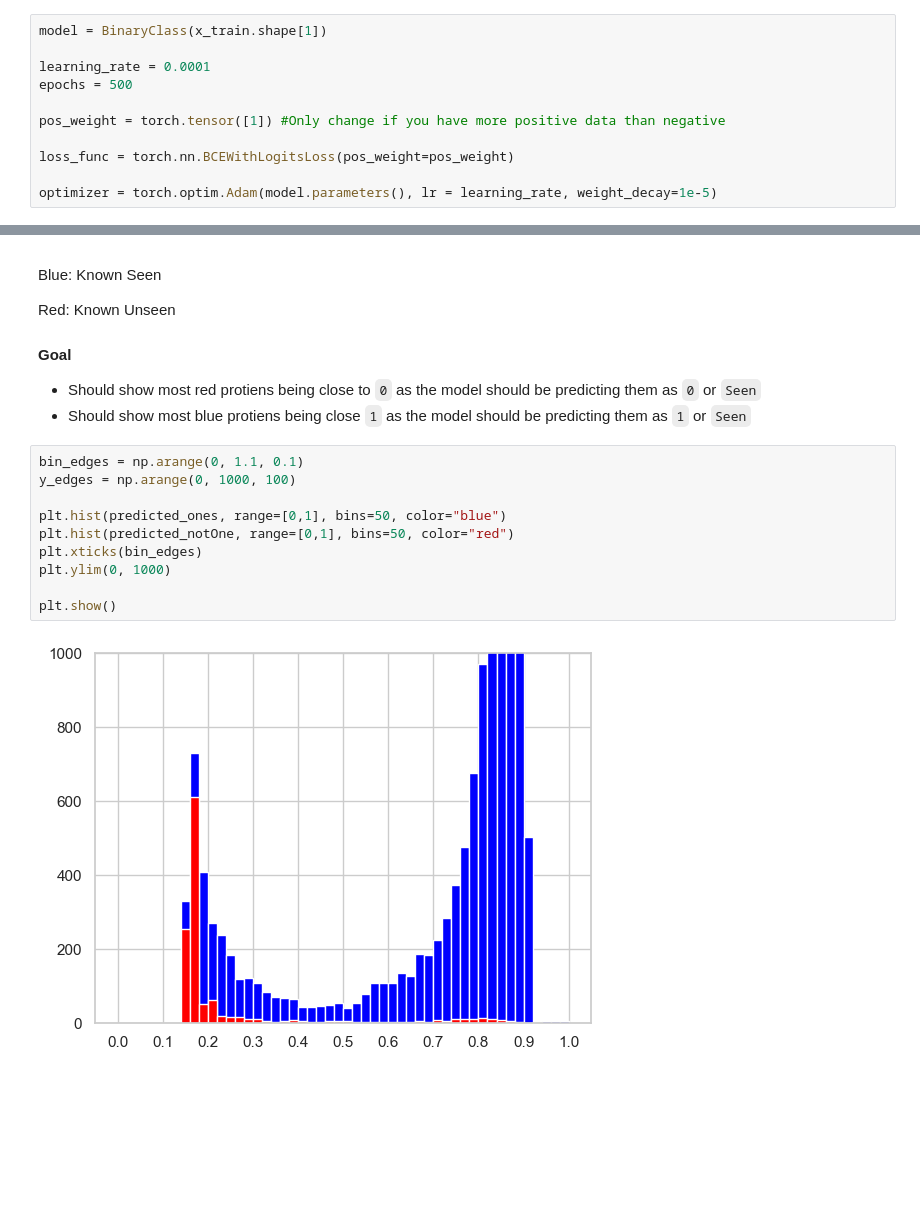
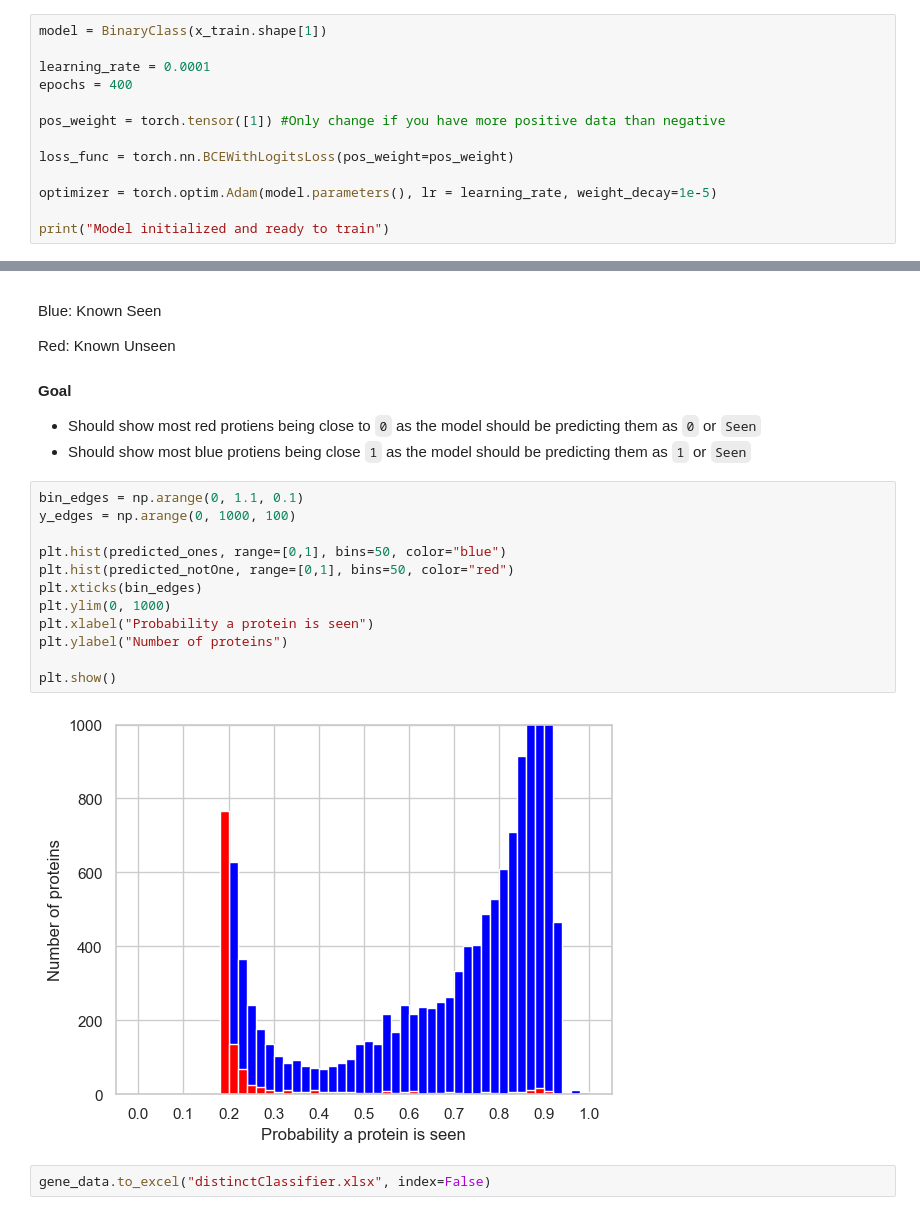
Before and after one commit to HPPProteome/HPP_TargetList, a Jupyter notebook: machine_learning/SeeProteinPredictor.ipynb, the cells around one changed output, grey strips where cells are left out. Saved outputs shown, nothing was run; the diff lists cells and outputs as text; blank space fills up the shorter version.

```diff
--- a/machine_learning/SeeProteinPredictor.ipynb
+++ b/machine_learning/SeeProteinPredictor.ipynb
@@ -302,10 +319,12 @@ class BinaryClass(torch.nn.Module):
 model = BinaryClass(x_train.shape[1])
 
 learning_rate = 0.0001
-epochs = 500
+epochs = 400
 
 pos_weight = torch.tensor([1]) #Only change if you have more positive data than negative
 
 loss_func = torch.nn.BCEWithLogitsLoss(pos_weight=pos_weight)
 
 optimizer = torch.optim.Adam(model.parameters(), lr = learning_rate, weight_decay=1e-5)
+
+print("Model initialized and ready to train")
@@ -741,12 +781,16 @@ Red: Known Unseen
 # %%
 bin_edges = np.arange(0, 1.1, 0.1)
 y_edges = np.arange(0, 1000, 100)
 
 plt.hist(predicted_ones, range=[0,1], bins=50, color="blue")
 plt.hist(predicted_notOne, range=[0,1], bins=50, color="red")
 plt.xticks(bin_edges)
 plt.ylim(0, 1000)
+plt.xlabel("Probability a protein is seen")
+plt.ylabel("Number of proteins")
 
 plt.show()
 # %% [output]
-[figure, old version]
+[figure, new version]
+# %%
+gene_data.to_excel("distinctClassifier.xlsx", index=False)
```
Also changed, not shown: parts of 15 cells of this notebook.
